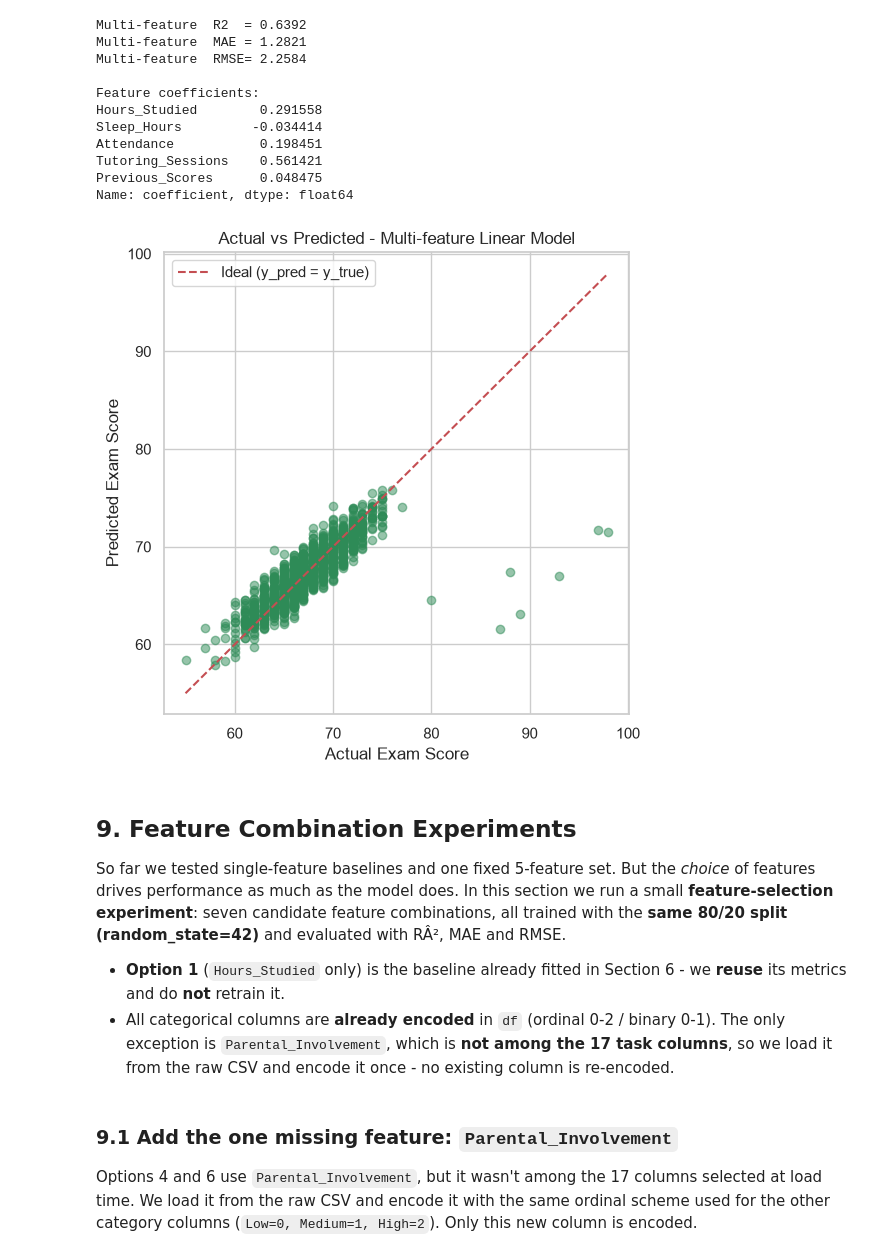
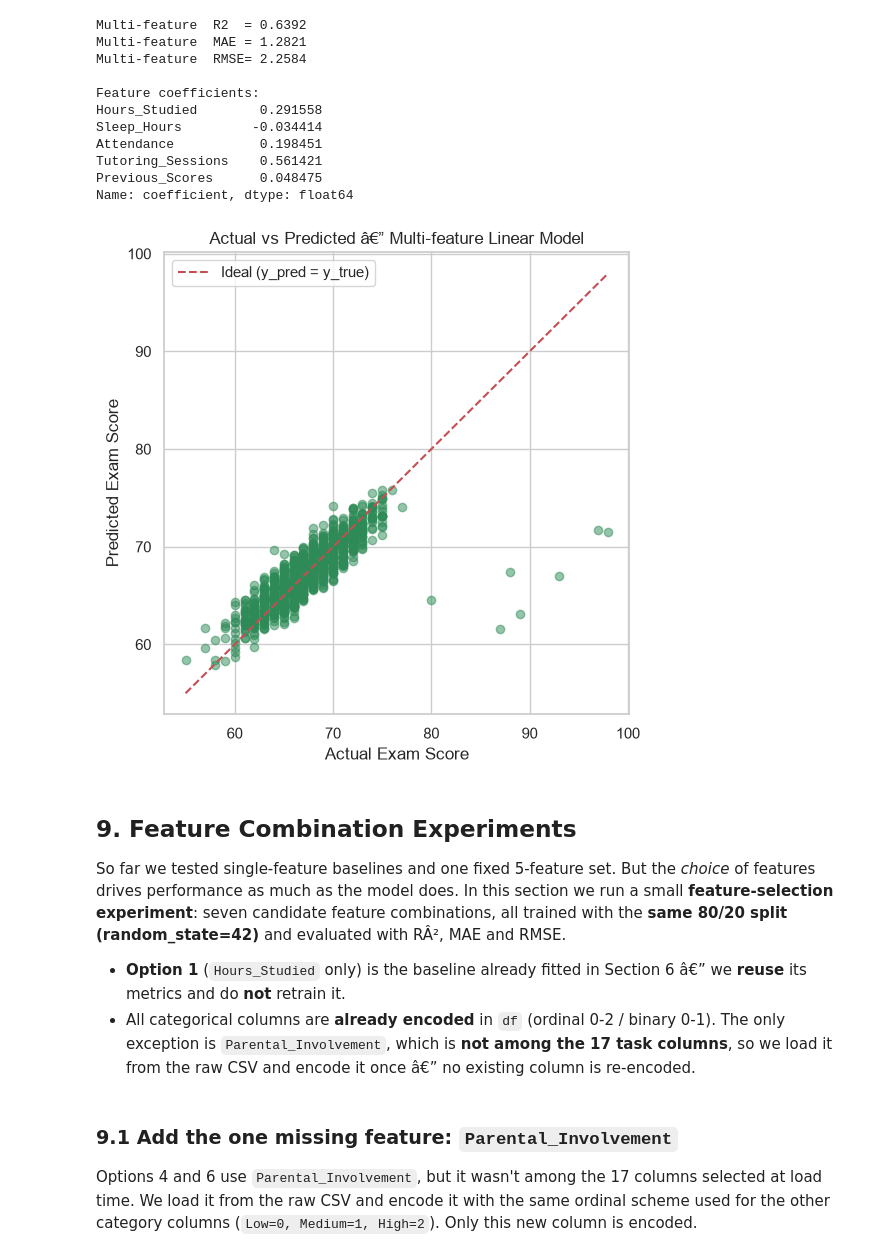
Before and after one commit to M-Amine-HM/elevvo_projects, a Jupyter notebook: task1/student_performance_analysis.ipynb, the cells around one changed output. Drawn from its saved outputs; the diff is of its cells as text; code cells hidden in the pictures.

```diff
--- a/task1/student_performance_analysis.ipynb
+++ b/task1/student_performance_analysis.ipynb
@@ -516,16 +554,16 @@ Name: coefficient, dtype: float64
 # %%
 # Actual vs Predicted for the multi-feature model (bonus visual check).
 plt.figure(figsize=(6, 6))
 plt.scatter(ym_test, ym_pred, alpha=0.5, color='seagreen')
 lims = [min(ym_test.min(), ym_pred.min()), max(ym_test.max(), ym_pred.max())]
 plt.plot(lims, lims, 'r--', label='Ideal (y_pred = y_true)')
-plt.title('Actual vs Predicted - Multi-feature Linear Model')
+plt.title('Actual vs Predicted â€” Multi-feature Linear Model')
 plt.xlabel('Actual Exam Score')
 plt.ylabel('Predicted Exam Score')
 plt.legend()
 plt.show()
 # %% [output]
-[figure, old version]
+[figure, new version]
 # %% [markdown]
 ## 9. Feature Combination Experiments
 
@@ -534,11 +572,11 @@ drives performance as much as the model does. In this section we run a small **f
 experiment**: seven candidate feature combinations, all trained with the **same 80/20 split
 (random_state=42)** and evaluated with RÂ², MAE and RMSE.
 
-- **Option 1** (`Hours_Studied` only) is the baseline already fitted in Section 6 - we **reuse** its
+- **Option 1** (`Hours_Studied` only) is the baseline already fitted in Section 6 â€” we **reuse** its
   metrics and do **not** retrain it.
 - All categorical columns are **already encoded** in `df` (ordinal 0-2 / binary 0-1). The only
   exception is `Parental_Involvement`, which is **not among the 17 task columns**, so we load it
-  from the raw CSV and encode it once - no existing column is re-encoded.
+  from the raw CSV and encode it once â€” no existing column is re-encoded.
 # %% [markdown]
 ### 9.1 Add the one missing feature: `Parental_Involvement`
 
```
Also changed, not shown: parts of 21 cells of this notebook, 1 other file.
